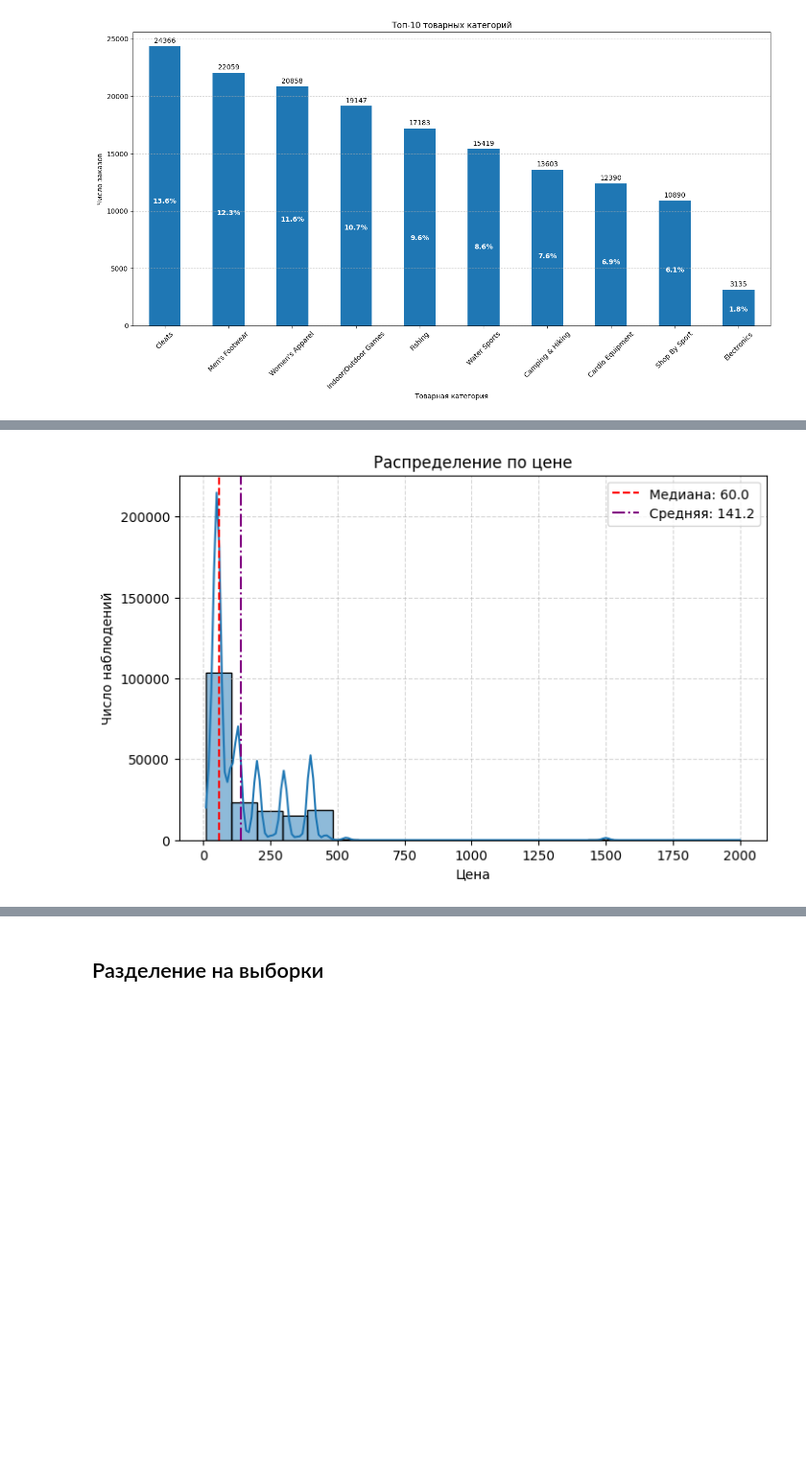
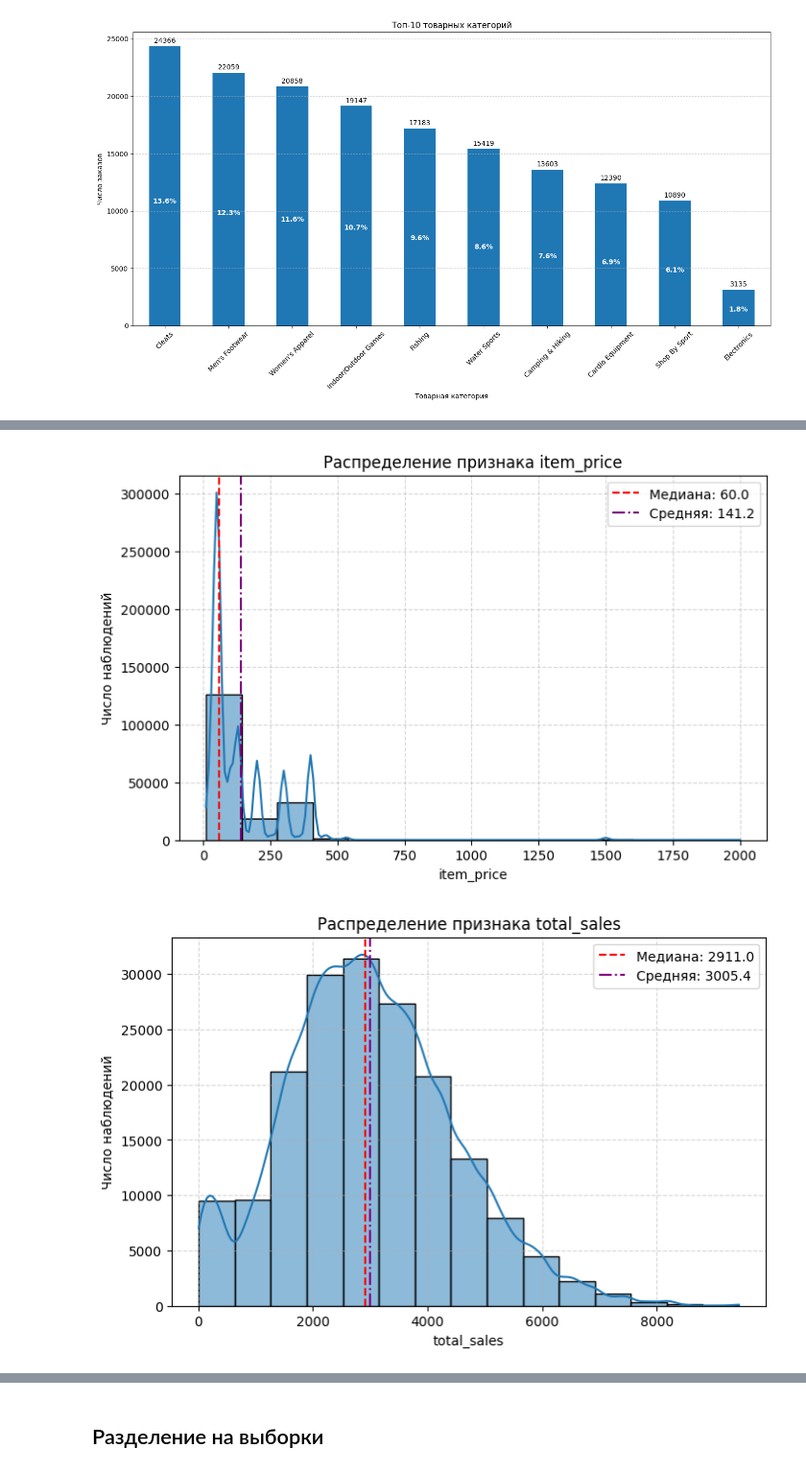
Before and after one commit to TemaQDX/sprint_18_project_carga_pronto, a Jupyter notebook: sprint_18_project_carga_pronto_Artem_Burov.ipynb, the cells around one changed output, grey strips where cells are left out. Shown at 96% size. Drawn from its saved outputs; the diff is of its cells as text; code cells hidden in the pictures; blank space fills up the shorter version.

```diff
--- a/sprint_18_project_carga_pronto_Artem_Burov.ipynb
+++ b/sprint_18_project_carga_pronto_Artem_Burov.ipynb
@@ -768,8 +821,3 @@ Data columns (total 14 columns):
  13  recency             179061 non-null  int16
 dtypes: float32(6), int16(1), int8(5), str(2)
 memory usage: 8.0 MB
-# %%
-# Разделим признаки по категориям
-target = 'late_delivery_risk'
-categorical_features = df_cargo.select_dtypes(include='str').columns.to_list()
-numerical_features = [col for col in df_cargo.columns if col not in [target] + categorical_features]
@@ -790,0 +856,13 @@ df_cargo['category_name'].nunique()
+# %%
+# Объединим редкие категории
+# Порог для отнесения категории к «редкой»: оставляем топ-N категорий, остальные объединяем в 'Other'
+TOP_N = 9 # Более 85% заказов приходится на топ-9
+
+# Получаем топ-N самых частых категорий
+top_categories = df_cargo['category_name'].value_counts().head(TOP_N).index
+
+# Если категория в топ-N — оставляем как есть, иначе — 'Other'
+df_cargo['category_name'] = df_cargo['category_name'].apply(lambda x: x if x in top_categories else 'Other')
+
+# Проверка распределения категориальных признаков после преобразования
+plot_bar_chart(df_cargo['category_name'], xlabel='Товарная категория', ylabel='Число заказов', title=f'Распределение товарных категорий после преобразования', figsize=(14,8), x_tick_rotation=45, top_n=10)
@@ -790,0 +922,3 @@ df_cargo['category_name'].nunique()
+# %%
+for col in ordinal_features:
+    plot_bar_chart(df_cargo[col], xlabel=col, title=f'Распределение признака {col}', figsize=(18, 6), top_n=25)
@@ -791,12 +963,14 @@ df_cargo['category_name'].nunique()
 # %%
-histogram_chart(
-    df=df_cargo,
-    attr='item_price',
-    bins=21,
-    figsize=(8,5),
-    title_text='Распределение по цене',
-    ylabel='Число наблюдений',
-    xlabel='Цена'
-)
+for col in numerical_features:
+    histogram_chart(
+        df=df_cargo,
+        attr=col,
+        bins=15,
+        figsize=(8,5),
+        title_text=f'Распределение признака {col}',
+        ylabel='Число наблюдений',
+        xlabel=col
+    )
 # %% [output]
-[figure, old version]
+[figure, new version]
+[figure, added]
```
Also changed, not shown: parts of 26 cells of this notebook.
